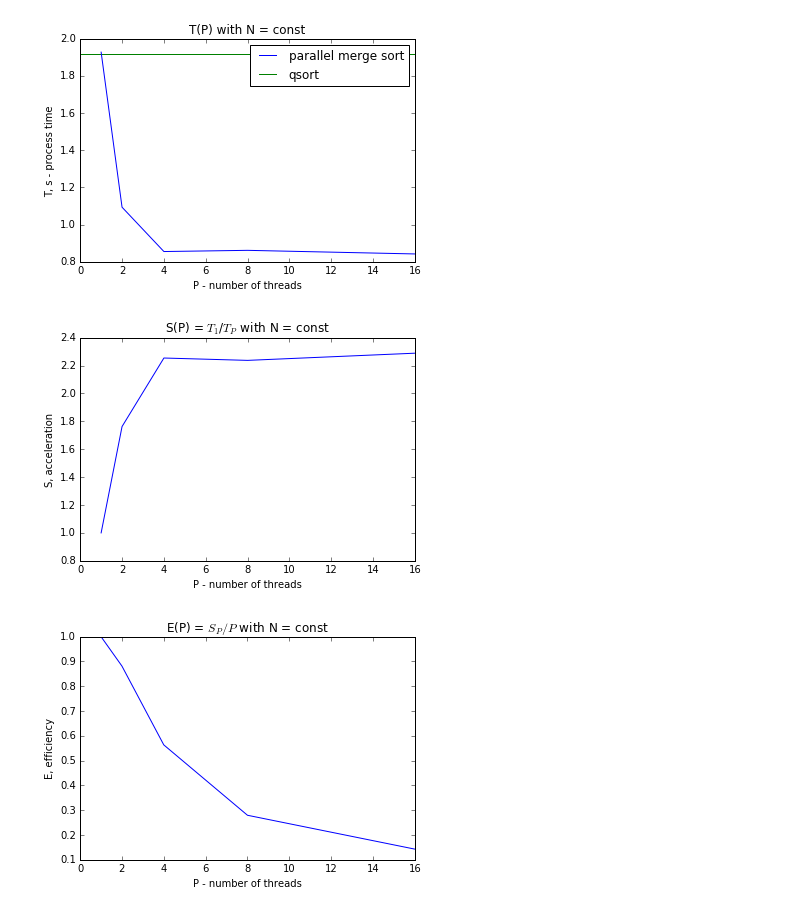
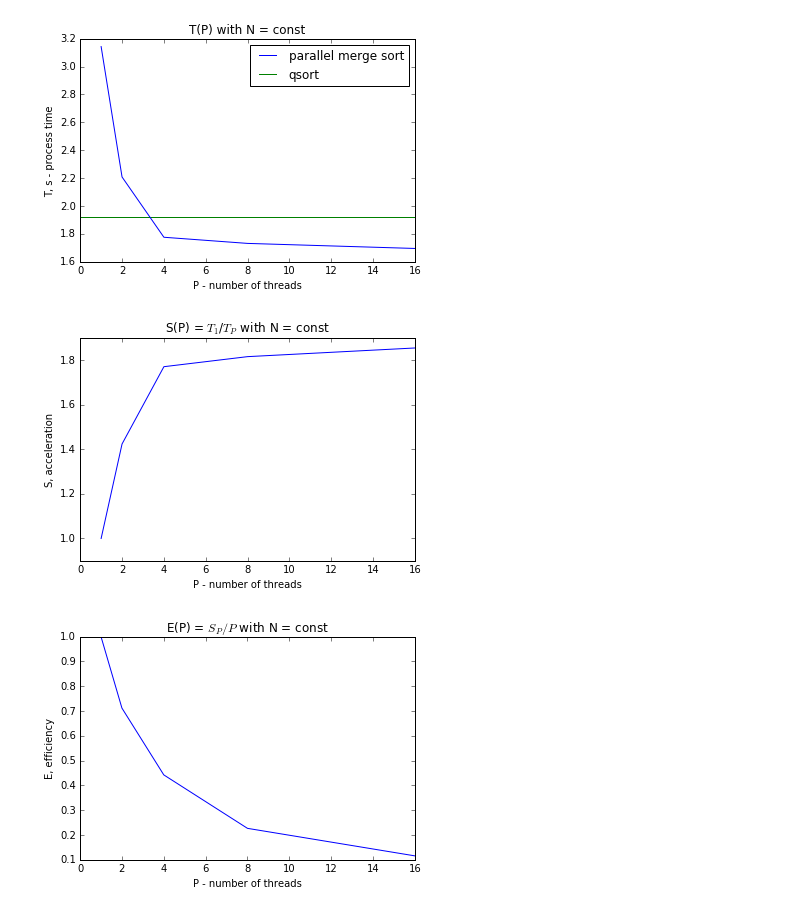
Before and after one commit to KomarovMikhail/multiproc, a Jupyter notebook: parallel_merge/parallel_merge_reseach.ipynb, the cells around one changed output. Saved outputs shown, nothing was run; the diff lists cells and outputs as text; code cells hidden in the pictures.

```diff
--- a/parallel_merge/parallel_merge_reseach.ipynb
+++ b/parallel_merge/parallel_merge_reseach.ipynb
@@ -2,33 +2,33 @@
 import numpy as np
 import matplotlib.pyplot as plt
 # %%
-# n = 10^7 m = 10^4
+# n = 10^7 m = 10^6
 p = np.array([1, 2, 4 ,8, 16])
-t = np.array([1.927227, 1.093496, 0.855163, 0.861623, 0.842237])
+t = np.array([3.142834, 2.207930, 1.775945, 1.731882, 1.695608])
 
 s = t[0] / t
 e = s / p
 
 plt.title("T(P) with N = const")
 plt.xlabel("P - number of threads")
 plt.ylabel("T, s - process time")
 plt.hlines(1.918725, 0, 16, color='g', label='qsort')
 plt.plot(p, t, label='parallel merge sort')
 plt.legend()
 plt.show()
 
 plt.title("S(P) = $T_{1}$/$T_{P}$ with N = const")
 plt.xlabel("P - number of threads")
 plt.ylabel("S, acceleration")
 plt.plot(p, s)
 plt.show()
 
 plt.title("E(P) = $S_{P}/P$ with N = const")
 plt.xlabel("P - number of threads")
 plt.ylabel("E, efficiency")
 plt.plot(p, e)
 plt.show()
 # %% [output]
-[figure, old version]
+[figure, new version]
-[figure, old version]
+[figure, new version]
-[figure, old version]
+[figure, new version]
```
Also changed, not shown: 1 other file.
